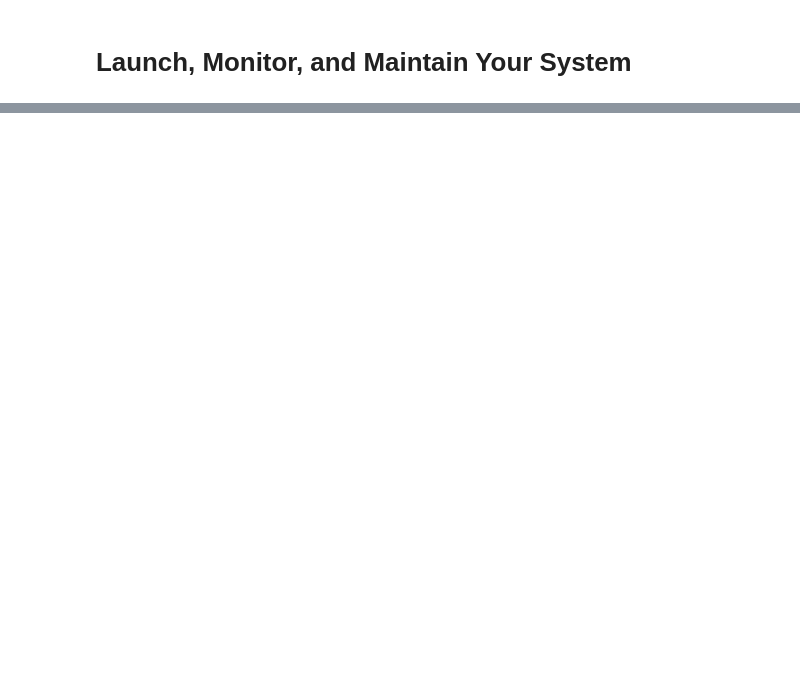
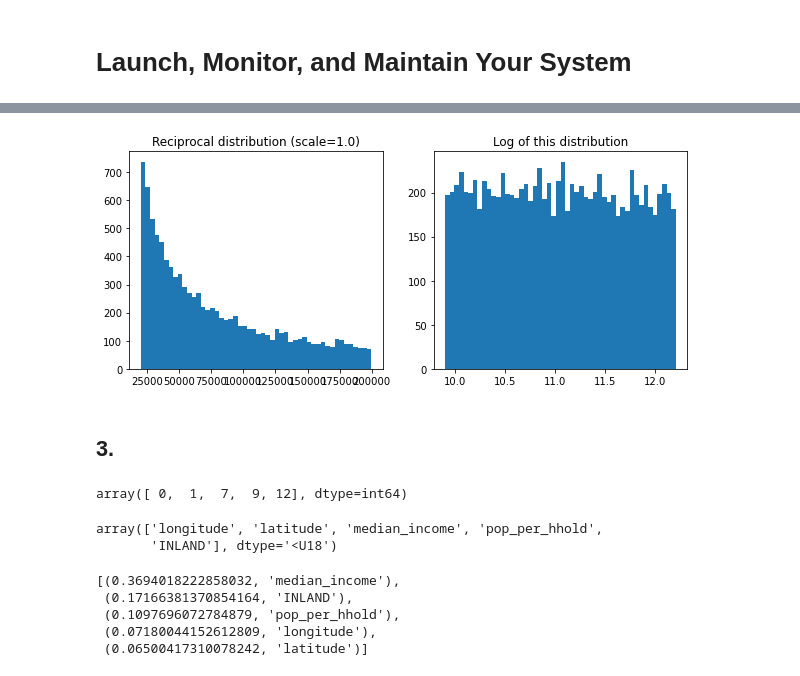
Before and after one commit to luckydoglou/ml-handson-book, a Jupyter notebook: chapter2.ipynb, the cells around one changed output, grey strips where cells are left out. Saved outputs shown, nothing was run; the diff lists cells and outputs as text; code cells hidden in the pictures; blank space fills up the shorter version.

```diff
--- a/chapter2.ipynb
+++ b/chapter2.ipynb
@@ -625,0 +753,15 @@ array([45971.79135281, 49805.98471607])
+# %%
+reciprocal_distrib = reciprocal(20000, 200000)
+samples = reciprocal_distrib.rvs(10000, random_state = 42)
+plt.figure(figsize=(10,4))
+plt.subplot(121)
+plt.title("Reciprocal distribution (scale=1.0)")
+plt.hist(samples, bins=50)
+plt.subplot(122)
+plt.title("Log of this distribution")
+plt.hist(np.log(samples), bins=50)
+plt.show()
+# %% [output]
+[figure, added]
+# %% [markdown]
+## 3.
@@ -625,0 +783,19 @@ array([45971.79135281, 49805.98471607])
+# %%
+k = 5
+top_k_feature_indices = indices_of_top_k(feature_importances, k)
+top_k_feature_indices
+# %% [output]
+array([ 0,  1,  7,  9, 12], dtype=int64)
+# %%
+np.array(attributes)[top_k_feature_indices]
+# %% [output]
+array(['longitude', 'latitude', 'median_income', 'pop_per_hhold',
+       'INLAND'], dtype='<U18')
+# %%
+sorted(zip(feature_importances, attributes), reverse=True)[:k]
+# %% [output]
+[(0.3694018222858032, 'median_income'),
+ (0.17166381370854164, 'INLAND'),
+ (0.1097696072784879, 'pop_per_hhold'),
+ (0.07180044152612809, 'longitude'),
+ (0.06500417310078242, 'latitude')]
```
Also changed, not shown: parts of 30 cells of this notebook.
